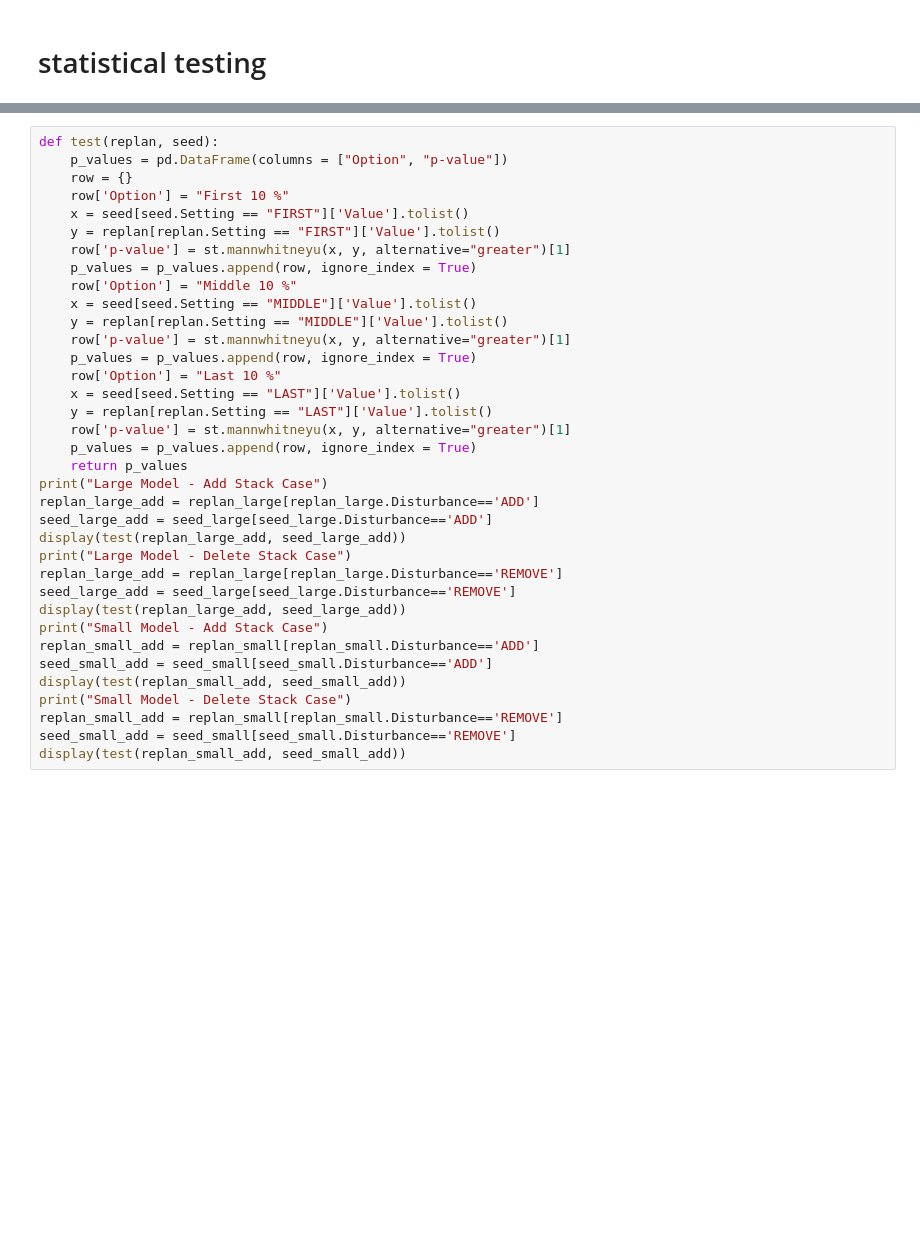
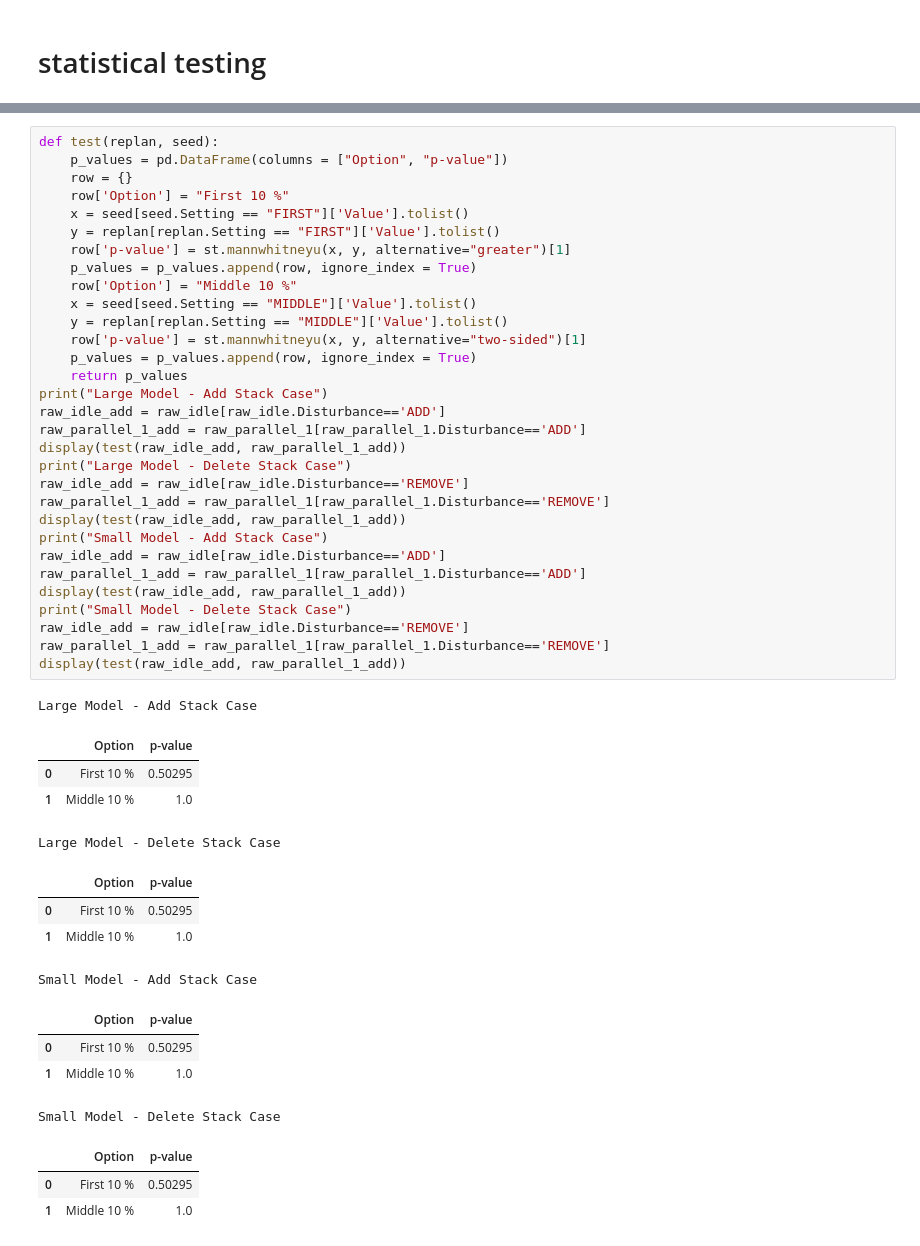
Before and after one commit to martineisenberg/momot-reactive, a Jupyter notebook: evaluation/data_processing.ipynb, the cells around one changed output, grey strips where cells are left out. Drawn from its saved outputs; the diff is of its cells as text; blank space fills up the shorter version.

Commit message:
add tests for exp 3

```diff
--- a/evaluation/data_processing.ipynb
+++ b/evaluation/data_processing.ipynb
@@ -775,36 +814,48 @@ replan_small, seed_small = get_data("exp2/fixedPlanLength/max10itemsperstack")
 # %%
 def test(replan, seed):
     p_values = pd.DataFrame(columns = ["Option", "p-value"])
     row = {}
     row['Option'] = "First 10 %"
     x = seed[seed.Setting == "FIRST"]['Value'].tolist()
     y = replan[replan.Setting == "FIRST"]['Value'].tolist()
     row['p-value'] = st.mannwhitneyu(x, y, alternative="greater")[1]
     p_values = p_values.append(row, ignore_index = True)
     row['Option'] = "Middle 10 %"
     x = seed[seed.Setting == "MIDDLE"]['Value'].tolist()
     y = replan[replan.Setting == "MIDDLE"]['Value'].tolist()
-    row['p-value'] = st.mannwhitneyu(x, y, alternative="greater")[1]
-    p_values = p_values.append(row, ignore_index = True)
-    row['Option'] = "Last 10 %"
-    x = seed[seed.Setting == "LAST"]['Value'].tolist()
-    y = replan[replan.Setting == "LAST"]['Value'].tolist()
-    row['p-value'] = st.mannwhitneyu(x, y, alternative="greater")[1]
+    row['p-value'] = st.mannwhitneyu(x, y, alternative="two-sided")[1]
     p_values = p_values.append(row, ignore_index = True)
     return p_values
 print("Large Model - Add Stack Case")
-replan_large_add = replan_large[replan_large.Disturbance=='ADD']
-seed_large_add = seed_large[seed_large.Disturbance=='ADD']
-display(test(replan_large_add, seed_large_add))
+raw_idle_add = raw_idle[raw_idle.Disturbance=='ADD']
+raw_parallel_1_add = raw_parallel_1[raw_parallel_1.Disturbance=='ADD']
+display(test(raw_idle_add, raw_parallel_1_add))
 print("Large Model - Delete Stack Case")
-replan_large_add = replan_large[replan_large.Disturbance=='REMOVE']
-seed_large_add = seed_large[seed_large.Disturbance=='REMOVE']
-display(test(replan_large_add, seed_large_add))
+raw_idle_add = raw_idle[raw_idle.Disturbance=='REMOVE']
+raw_parallel_1_add = raw_parallel_1[raw_parallel_1.Disturbance=='REMOVE']
+display(test(raw_idle_add, raw_parallel_1_add))
 print("Small Model - Add Stack Case")
-replan_small_add = replan_small[replan_small.Disturbance=='ADD']
-seed_small_add = seed_small[seed_small.Disturbance=='ADD']
-display(test(replan_small_add, seed_small_add))
+raw_idle_add = raw_idle[raw_idle.Disturbance=='ADD']
+raw_parallel_1_add = raw_parallel_1[raw_parallel_1.Disturbance=='ADD']
+display(test(raw_idle_add, raw_parallel_1_add))
 print("Small Model - Delete Stack Case")
-replan_small_add = replan_small[replan_small.Disturbance=='REMOVE']
-seed_small_add = seed_small[seed_small.Disturbance=='REMOVE']
-display(test(replan_small_add, seed_small_add))
+raw_idle_add = raw_idle[raw_idle.Disturbance=='REMOVE']
+raw_parallel_1_add = raw_parallel_1[raw_parallel_1.Disturbance=='REMOVE']
+display(test(raw_idle_add, raw_parallel_1_add))
+# %% [output]
+Large Model - Add Stack Case
+|  | Option | p-value |
+| 0 | First 10 % | 0.50295 |
+| 1 | Middle 10 % | 1.0 |
+Large Model - Delete Stack Case
+|  | Option | p-value |
+| 0 | First 10 % | 0.50295 |
+| 1 | Middle 10 % | 1.0 |
+Small Model - Add Stack Case
+|  | Option | p-value |
+| 0 | First 10 % | 0.50295 |
+| 1 | Middle 10 % | 1.0 |
+Small Model - Delete Stack Case
+|  | Option | p-value |
+| 0 | First 10 % | 0.50295 |
+| 1 | Middle 10 % | 1.0 |
```
Also changed, not shown: parts of 3 cells of this notebook.
